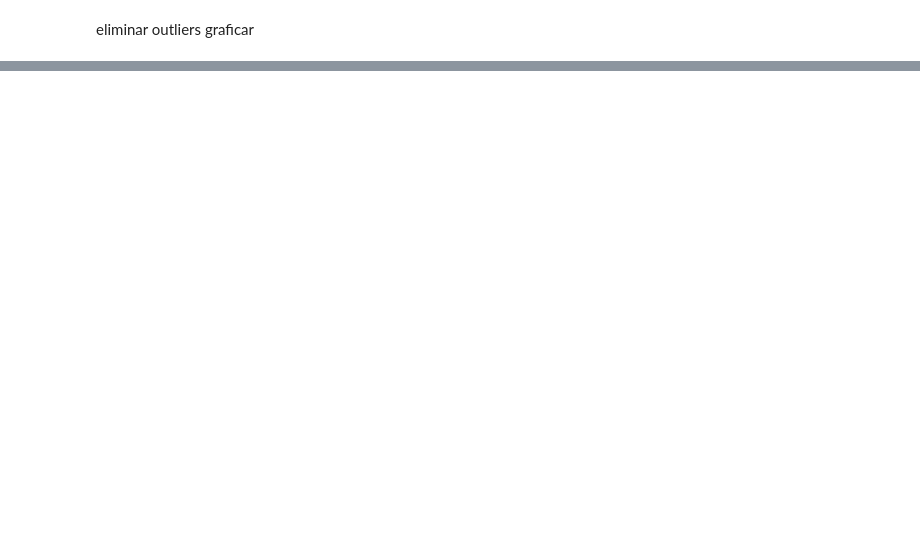
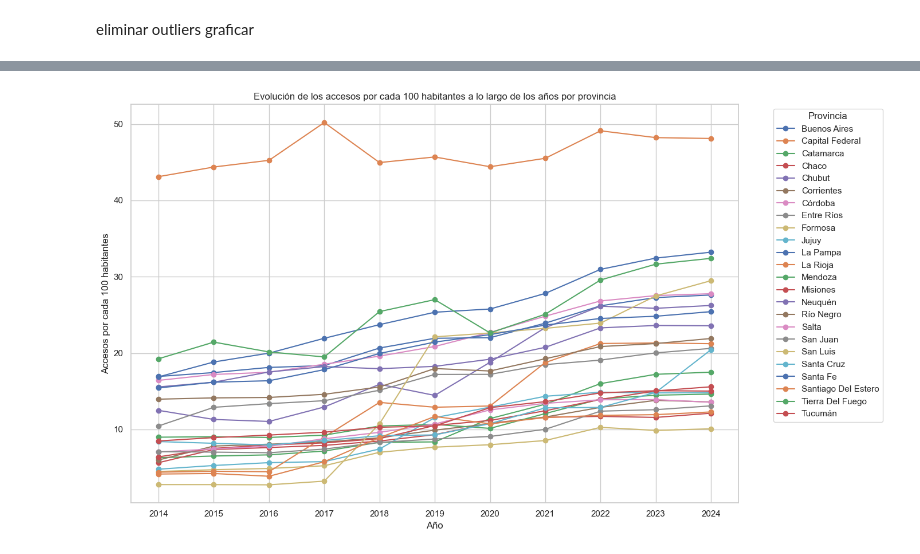
Before and after one commit to DedesF/Proyecto_2, a Jupyter notebook: Analisis/EDA.ipynb, the cells around one changed output, grey strips where cells are left out. Saved outputs shown, nothing was run; the diff lists cells and outputs as text; code cells hidden in the pictures; blank space fills up the shorter version.

```diff
--- a/Analisis/EDA.ipynb
+++ b/Analisis/EDA.ipynb
@@ -74,0 +45,2 @@ df_na
+# %%
+penpob_grouped = df_int_penpob.groupby(['Año', 'Provincia'])['Accesos por cada 100 hab'].mean().reset_index()
@@ -74,0 +62,14 @@ df_na
+# %%
+sns.set_theme(style="whitegrid")
+plt.figure(figsize=(14, 8))
+for provincia in penpob_grouped['Provincia'].unique():
+    datos_provincia = penpob_grouped[penpob_grouped['Provincia'] == provincia]
+    plt.plot(datos_provincia['Año'], datos_provincia['Accesos por cada 100 hab'], marker='o', label=provincia)
+plt.title('Evolución de los accesos por cada 100 habitantes a lo largo de los años por provincia')
+plt.xlabel('Año')
+plt.ylabel('Accesos por cada 100 habitantes')
+plt.legend(title='Provincia', bbox_to_anchor=(1.05, 1), loc='upper left')  # Ubicación de la leyenda fuera del gráfico
+plt.xticks(sorted(penpob_grouped['Año'].unique()))  # Asegura que los años en el eje X estén en orden y sin duplicados
+plt.tight_layout()  # Ajusta el gráfico para evitar solapamiento
+# %% [output]
+[figure, added]
```
Also changed, not shown: parts of 12 cells of this notebook, 6 other files.
